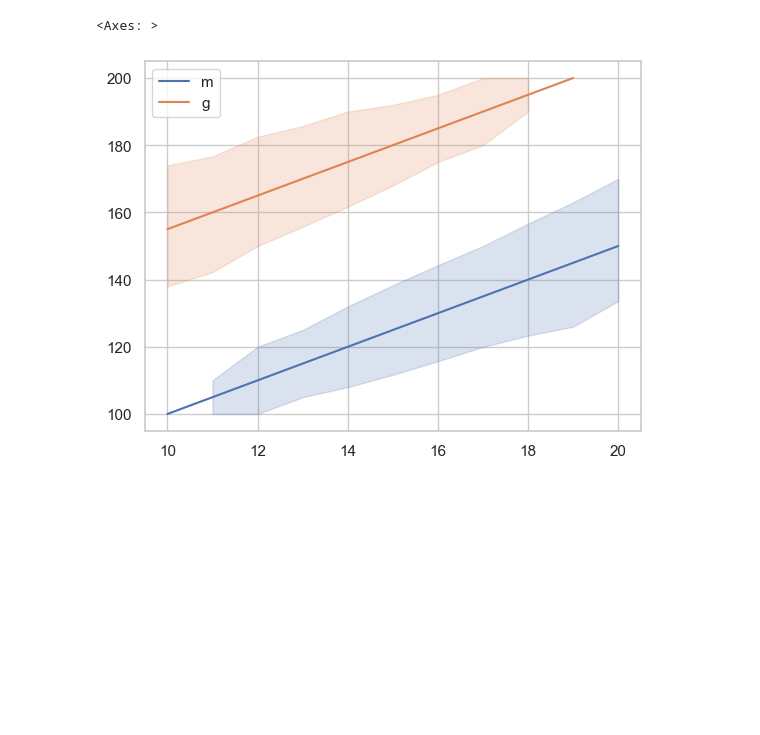
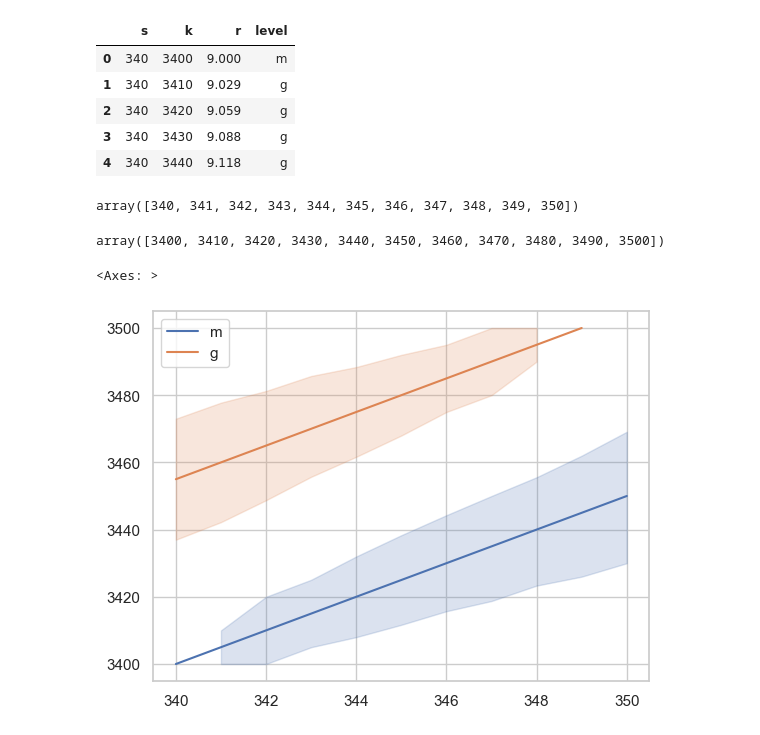
Before and after one commit to JuraIsUnavaliableFromGin/OnRandomnessAndTidalWaves, a Jupyter notebook: x-and-y-unmathly-bridges.ipynb, the cells around one changed output. Cells and saved outputs as stored; diff of their text form; code cells hidden in the pictures; blank space fills up the shorter version.

```diff
--- a/x-and-y-unmathly-bridges.ipynb
+++ b/x-and-y-unmathly-bridges.ipynb
@@ -35,15 +39,32 @@ def rate(arr_s,arr_k):
             arr_r[i].append("g")
     return sorted(arr_r)
 # %%
-r_0_0 = rate(s[0],k[0])
+r_0_0 = rate(s[33],k[33])
 x = [i[0] for i in r_0_0]
 y = [i[1] for i in r_0_0]
 z = [i[2] for i in r_0_0]
 o = [i[3] for i in r_0_0]
+df =pd.DataFrame(r_0_0,columns=["s","k","r","level"])
+df.head()
+# %% [output]
+|  | s | k | r | level |
+| 0 | 340 | 3400 | 9.000 | m |
+| 1 | 340 | 3410 | 9.029 | g |
+| 2 | 340 | 3420 | 9.059 | g |
+| 3 | 340 | 3430 | 9.088 | g |
+| 4 | 340 | 3440 | 9.118 | g |
-# %%
-sns.set_theme(style="whitegrid")
-sns.lineplot(x=x, y=y,
-             hue=o)
-# %% [output]
-<Axes: >
-[figure, removed]
+# %%
+s[33]
+# %% [output]
+array([340, 341, 342, 343, 344, 345, 346, 347, 348, 349, 350])
+# %%
+k[33]
+# %% [output]
+array([3400, 3410, 3420, 3430, 3440, 3450, 3460, 3470, 3480, 3490, 3500])
+# %%
+sns.set_theme(style="whitegrid")
+sns.lineplot(x=x, y=y,
+             hue=o)
+# %% [output]
+<Axes: >
+[figure, added]
```
Also changed, not shown: parts of 7 cells of this notebook.
